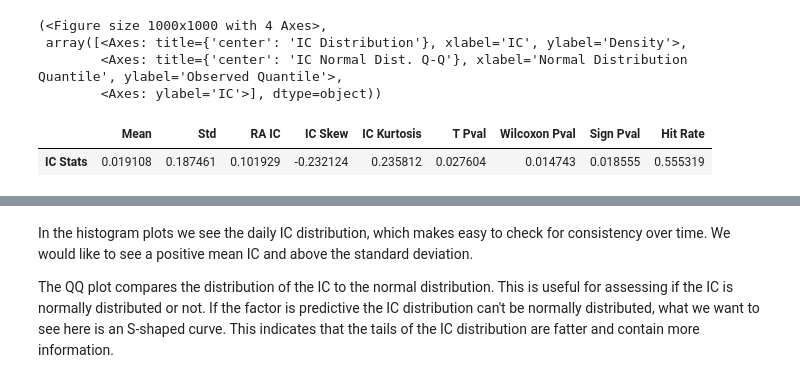
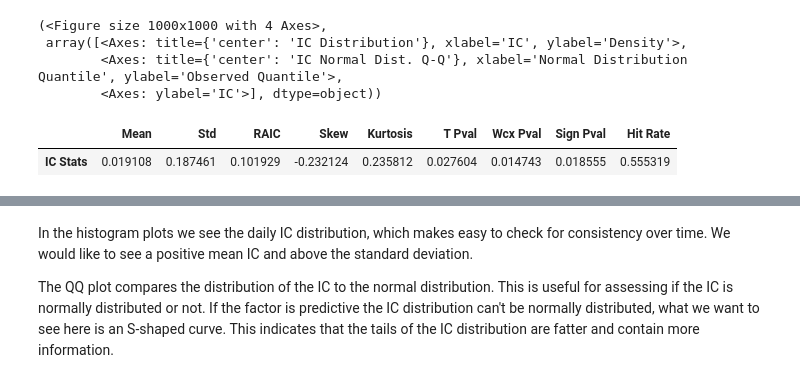
Before and after one commit to georgegee23/Alphalytics.py, a Jupyter notebook: examples/momentum_alpha.ipynb, the cells around one changed output, grey strips where cells are left out. Drawn from its saved outputs; the diff is of its cells as text; code cells hidden in the pictures.

Commit message:
update stats

```diff
--- a/examples/momentum_alpha.ipynb
+++ b/examples/momentum_alpha.ipynb
@@ -181,7 +184,7 @@ alpha.plot_ic_summary(factors, returns, window=52, factor_lag=1, periods_label="
         <Axes: title={'center': 'IC Normal Dist. Q-Q'}, xlabel='Normal Distribution Quantile', ylabel='Observed Quantile'>,
         <Axes: ylabel='IC'>], dtype=object))
 # %%
-from scipy.stats import spearmanr, wilcoxon, binomtest, t, ttest_1samp, skew, kurtosis
+from scipy.stats import spearmanr, wilcoxon, binomtest, t, ttest_1samp, skew, kurtosis, norm, probplot
 import numpy as np
 
 def compute_spearman_stats(factors: pd.DataFrame, returns: pd.DataFrame,
@@ -268,33 +271,33 @@ def compute_spearman_stats(factors: pd.DataFrame, returns: pd.DataFrame,
     ic_kurtosis = kurtosis(ic_series)
 
     n_positive = (ic_series > 0).sum()
     n_total = len(ic_series.dropna())
     sign_pval = binomtest(n_positive, n_total, p=0.5, alternative="two-sided").pvalue
     hit_rate = (ic_series > 0).mean()  # Percentage of positive ICs
 
     # Create dictionary to store results
     spearman_stats_dict = {
         "IC Stats": [
             mean_corr,
             std_corr,
             raic,
             ic_skew,
             ic_kurtosis,
             t_pval,
             wilcoxon_pval,
             sign_pval,
             hit_rate
         ]
     }
 
     # Create DataFrame with statistics
-    col_names = ["Mean", "Std", "RA IC", "IC Skew", "IC Kurtosis", "T Pval", "Wilcoxon Pval", "Sign Pval", "Hit Rate"]
+    col_names = ["Mean", "Std", "RAIC", "Skew", "Kurtosis", "T Pval", "Wcx Pval", "Sign Pval", "Hit Rate"]
     spearman_stats_df = pd.DataFrame.from_dict(spearman_stats_dict, orient="index", columns=col_names)
 
     return spearman_stats_df
 
 
 compute_spearman_stats(factors, returns, factor_lag=1)
 # %% [output]
-|  | Mean | Std | RA IC | IC Skew | IC Kurtosis | T Pval | Wilcoxon Pval | Sign Pval | Hit Rate |
+|  | Mean | Std | RAIC | Skew | Kurtosis | T Pval | Wcx Pval | Sign Pval | Hit Rate |
 | IC Stats | 0.019108 | 0.187461 | 0.101929 | -0.232124 | 0.235812 | 0.027604 | 0.014743 | 0.018555 | 0.555319 |
```
Also changed, not shown: parts of 5 cells of this notebook, 1 other file.
